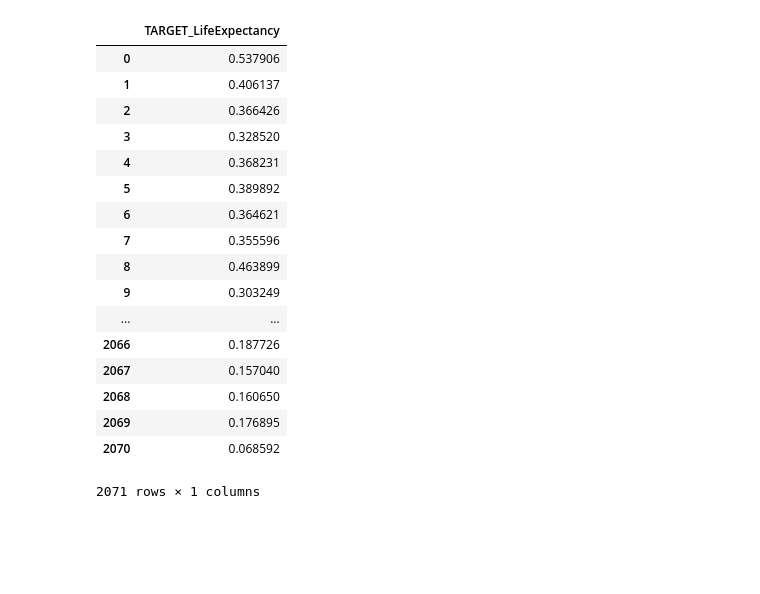
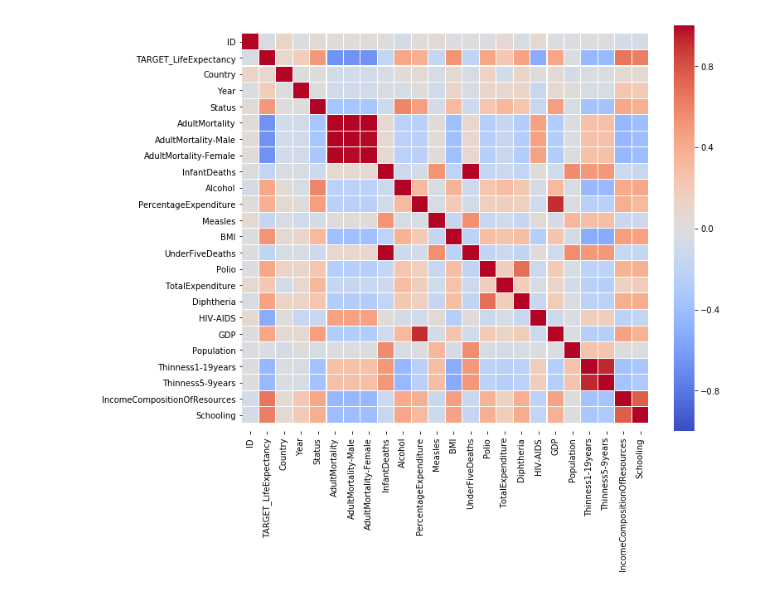
Before and after one commit to nugyn/ML-Assignment-1, a Jupyter notebook: Assignment-1.ipynb, the cells around one changed output. Saved outputs shown, nothing was run; the diff lists cells and outputs as text; code cells hidden in the pictures; blank space fills up the shorter version.

```diff
--- a/Assignment-1.ipynb
+++ b/Assignment-1.ipynb
@@ -15,41 +44,41 @@ life_expectancy_test_dataset = "s3://rmit-ml-2020s1-lab-data/Assignment1_data/te
+# %%
+#Analysis- Correlation Heat Map
+import seaborn as sns
+
+correlations = le_train_DF.corr()
+
+f, ax = plt.subplots(figsize=(11, 9))
+
+sns.heatmap(round(correlations,2), ax=ax, cmap="coolwarm", vmin=-1, vmax=1, fmt='.2f', linewidths=.05)
+b, t = plt.ylim() # discover the values for bottom and top
+b += 0.5 # Add 0.5 to the bottom
+t -= 0.5 # Subtract 0.5 from the top
+plt.ylim(b, t) # update the ylim(bottom, top) values
+plt.show()
+# %% [output]
+[figure, added]
 # %%
-#Pre-processing
-le_train_DF = pd.read_csv(life_expectancy_train_dataset) #Training Set Dataframe
-le_test_DF = pd.read_csv(life_expectancy_test_dataset) #Test Set Dataframe
+#Normalise the data, using the min-max feature scaling x'= (x - min(x)) / (max(x) - min(x))
+independent_scaler = preprocessing.MinMaxScaler(feature_range=(0, 1))
+target_scaler = preprocessing.MinMaxScaler(feature_range=(0, 1))
+dataframe_scaler = preprocessing.MinMaxScaler(feature_range=(0, 1))
 
-#Normalise the data, using the min-max feature scaling x'= (x - min(x)) / (max(x) - min(x))
-min_max_scaler = preprocessing.MinMaxScaler(feature_range=(0, 1))
+#Set X as all independent variables (minus TARGET_LifeExpectancy)
+X_DF = le_train_DF.iloc[:, 2:]
+# #Set Y as dependent variable 'TARGET_LifeExpectancy'
+Y_DF = le_train_DF['TARGET_LifeExpectancy']
 
-data_values = le_train_DF.values
-data_values_scaled = min_max_scaler.fit_transform(data_values)
+#Convert into Array to manipulate
+X_values = X_DF.values
+Y_values = Y_DF.values
 
-n_le_DF = pd.DataFrame(data_values_scaled, columns=le_train_DF.columns)
-#Set X as all independent variables (minus TARGET_LifeExpectancy)
-X = n_le_DF.iloc[:, :2]
+X_values_scaled = independent_scaler.fit_transform(X_values.reshape(-1, 1))
+Y_values_scaled = target_scaler.fit_transform(Y_values.reshape(-1, 1))
 
-#Set Y as dependent variable 'TARGET_LifeExpectancy'
-Y = n_le_DF['TARGET_LifeExpectancy']
+X = pd.DataFrame(X_values_scaled)
+Y = pd.DataFrame(Y_values_scaled)
 
-df = pd.DataFrame(X, columns=X.columns)
-target = pd.DataFrame(Y)
+print(X_values_scaled.shape)
+print(Y_values_scaled.shape)
 
-targe
+n_le_DF = dataframe_scaler.fit_transform(le_train_DF.values)
-# %% [output]
-|  | TARGET_LifeExpectancy |
-| 0 | 0.537906 |
-| 1 | 0.406137 |
-| 2 | 0.366426 |
-| 3 | 0.328520 |
-| 4 | 0.368231 |
-| 5 | 0.389892 |
-| 6 | 0.364621 |
-| 7 | 0.355596 |
-| 8 | 0.463899 |
-| 9 | 0.303249 |
-| ... | ... |
-| 2066 | 0.187726 |
-| 2067 | 0.157040 |
-| 2068 | 0.160650 |
-| 2069 | 0.176895 |
-| 2070 | 0.068592 |
-2071 rows × 1 columns
```
Also changed, not shown: parts of 8 cells of this notebook.
